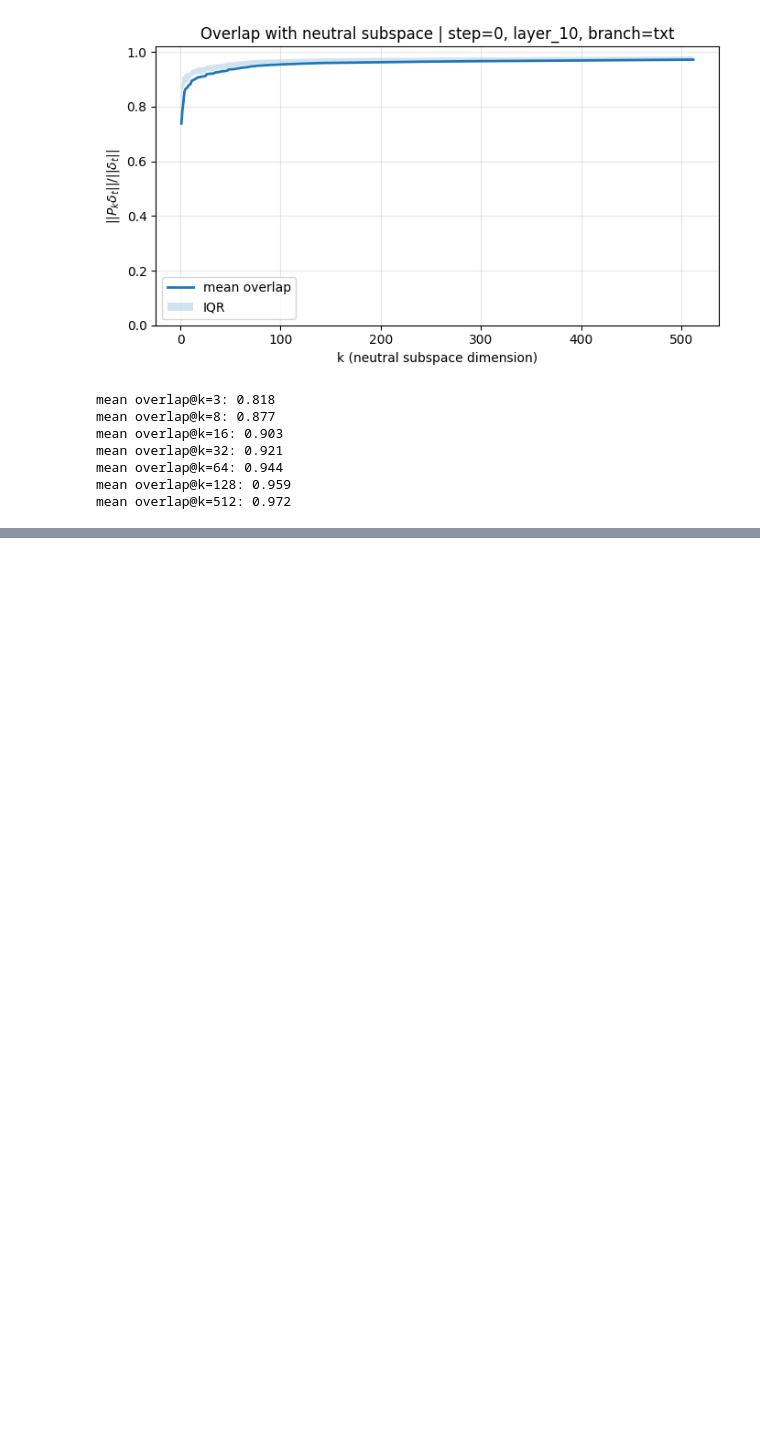
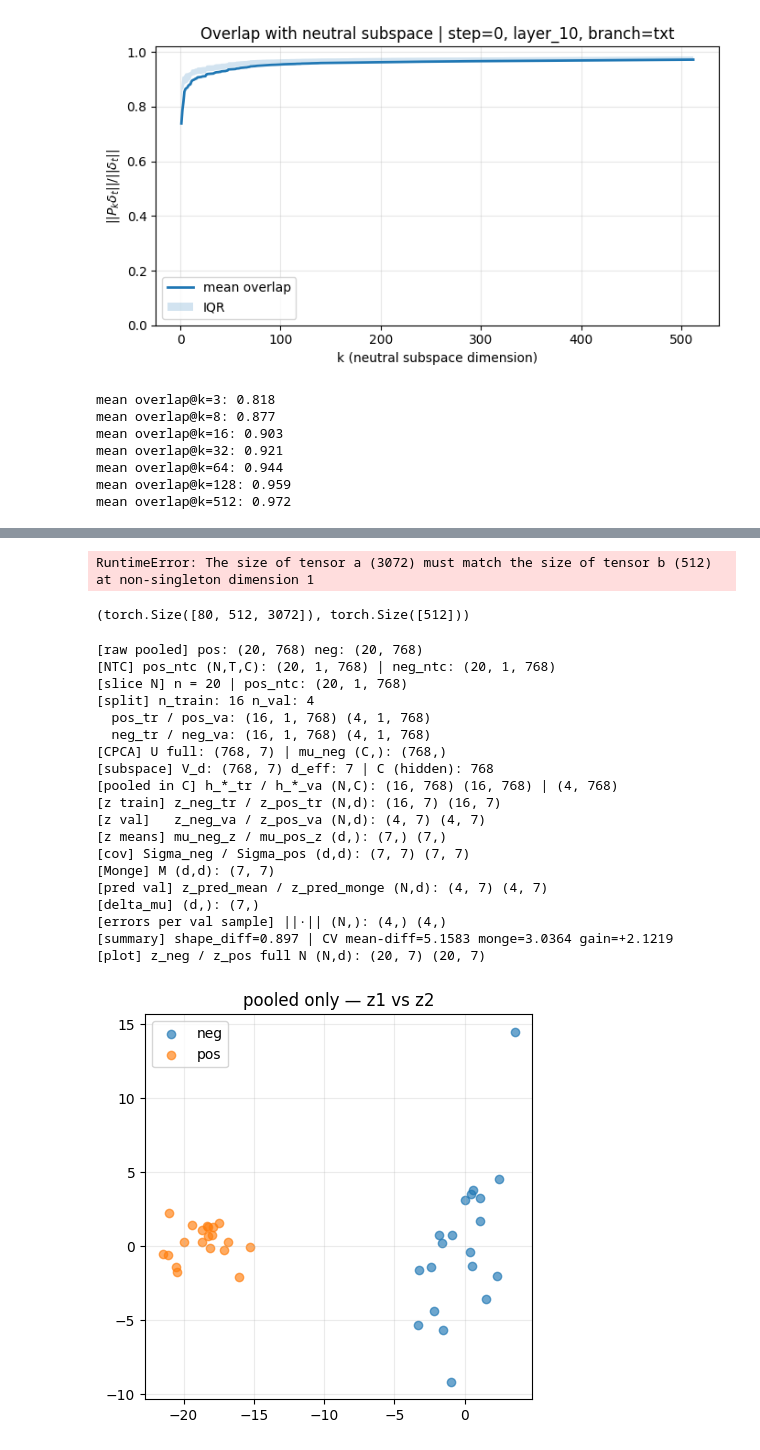
Before and after one commit to ControlGenAI/SHIFT, a Jupyter notebook: visualizations.ipynb, the cells around one changed output, grey strips where cells are left out. Cells and saved outputs as stored; diff of their text form; code cells hidden in the pictures; blank space fills up the shorter version.

```diff
--- a/visualizations.ipynb
+++ b/visualizations.ipynb
@@ -1869,0 +2376,9 @@ layer_06: AUC=0.5447 | m@3=0.3994, m@8=0.4439, m@16=0.5255, m@32=0.5621, m@64=0.
+# %%
+import torch
+import matplotlib.pyplot as plt
+# === ВСТАВЬ СВОИ PATH ===
+POS_ACT_PATH = '/home/jovyan/konovalova/clean_code/steering/experiments/flux_schnell/test_compare_add/data_vector/data_vector_attn_100/glasses__gs_0.0_prompts_100_neg_attn.pt'
+NEG_ACT_PATH = '/home/jovyan/konovalova/clean_code/steering/experiments/flux_schnell/test_compare_add/data_vector/data_vector_attn_100/glasses__gs_0.0_prompts_100_pos_attn.pt'
+
+pos_data = torch.load(POS_ACT_PATH, map_location="cpu")
+neg_data = torch.load(NEG_ACT_PATH, map_location="cpu")
@@ -1869,0 +2400,12 @@ layer_06: AUC=0.5447 | m@3=0.3994, m@8=0.4439, m@16=0.5255, m@32=0.5621, m@64=0.
+# %%
+def _to_ntc(x):
+    if x.dim() == 4 and x.shape[1] == 1:
+        x = x.squeeze(1)
+    if x.dim() != 3:
+        raise ValueError(f"Expected (N,T,C), got {tuple(x.shape)}")
+    return x.float()
+def _extract_layer_branch(data, step, layer_key, branch="txt"):
+    x = data[step][layer_key]
+    if isinstance(x, dict):
+        x = x[branch]
+    return _to_ntc(x)
@@ -1869,0 +2947,8 @@ layer_06: AUC=0.5447 | m@3=0.3994, m@8=0.4439, m@16=0.5255, m@32=0.5621, m@64=0.
+# %%
+(neg_tr.mean(dim=1) - mu_neg_c)
+# %% [output]
+RuntimeError: The size of tensor a (3072) must match the size of tensor b (512) at non-singleton dimension 1
+# %%
+neg_tr.shape, mu_neg_c.shape
+# %% [output]
+(torch.Size([80, 512, 3072]), torch.Size([512]))
@@ -1869,0 +3126,29 @@ layer_06: AUC=0.5447 | m@3=0.3994, m@8=0.4439, m@16=0.5255, m@32=0.5621, m@64=0.
+# %%
+POS_ACT_PATH_TXT = '/home/jovyan/konovalova/steering/experiments/flux_schnell/add/data_vectors_txt/concrete_big glasses_big glasses_prompts_20_pos_embeddings.pt'
+NEG_ACT_PATH_TXT = '/home/jovyan/konovalova/steering/experiments/flux_schnell/add/data_vectors_txt/concrete__big glasses_prompts_20_neg_embeddings.pt'
+
+pos_dict = torch.load(POS_ACT_PATH_TXT, map_location="cpu")
+neg_dict = torch.load(NEG_ACT_PATH_TXT, map_location="cpu")
+
+payload = monge_cv_pooled_only(pos_dict, neg_dict, n_samples=N_SAMPLES)
+# %% [output]
+[raw pooled] pos: (20, 768) neg: (20, 768)
+[NTC] pos_ntc (N,T,C): (20, 1, 768) | neg_ntc: (20, 1, 768)
+[slice N] n = 20 | pos_ntc: (20, 1, 768)
+[split] n_train: 16 n_val: 4
+  pos_tr / pos_va: (16, 1, 768) (4, 1, 768)
+  neg_tr / neg_va: (16, 1, 768) (4, 1, 768)
+[CPCA] U full: (768, 7) | mu_neg (C,): (768,)
+[subspace] V_d: (768, 7) d_eff: 7 | C (hidden): 768
+[pooled in C] h_*_tr / h_*_va (N,C): (16, 768) (16, 768) | (4, 768)
+[z train] z_neg_tr / z_pos_tr (N,d): (16, 7) (16, 7)
+[z val]   z_neg_va / z_pos_va (N,d): (4, 7) (4, 7)
+[z means] mu_neg_z / mu_pos_z (d,): (7,) (7,)
+[cov] Sigma_neg / Sigma_pos (d,d): (7, 7) (7, 7)
+[Monge] M (d,d): (7, 7)
+[pred val] z_pred_mean / z_pred_monge (N,d): (4, 7) (4, 7)
+[delta_mu] (d,): (7,)
+[errors per val sample] ||·|| (N,): (4,) (4,)
+[summary] shape_diff=0.897 | CV mean-diff=5.1583 monge=3.0364 gain=+2.1219
+[plot] z_neg / z_pos full N (N,d): (20, 7) (20, 7)
+[figure, added]
```
Also changed, not shown: parts of 42 cells of this notebook, 26 other files.
